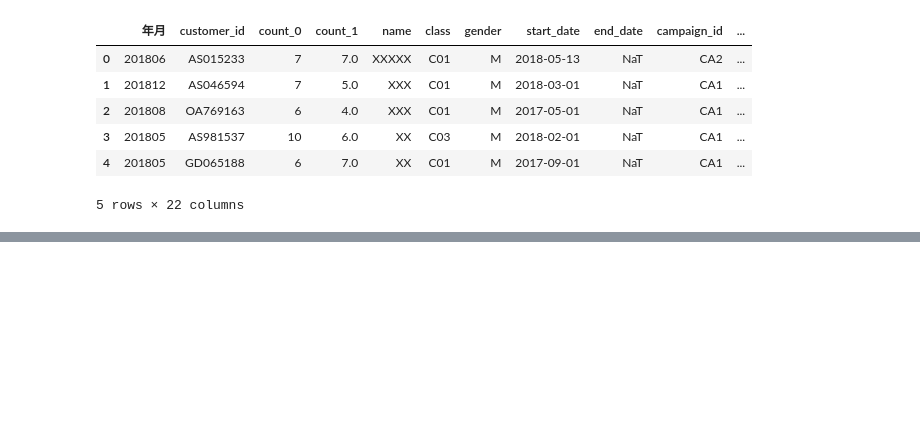
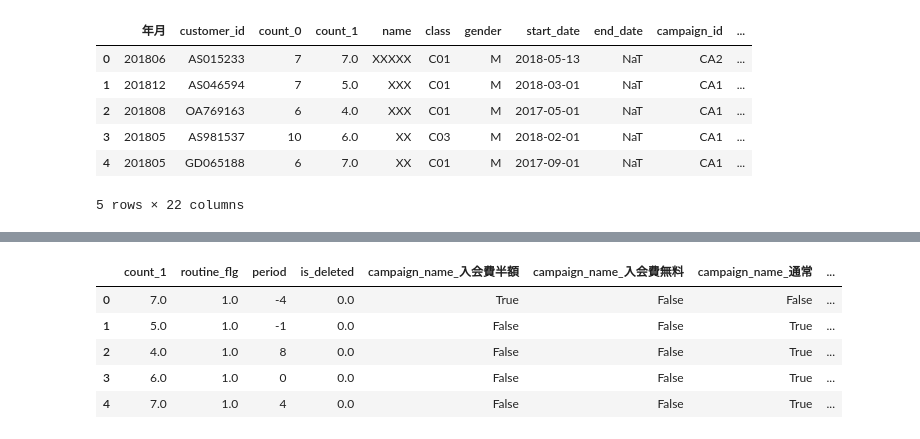
Before and after one commit to shota98501/Data_Scientist, a Jupyter notebook: Knock(DirtyData)/Dirty_Data5/Data_Analysis/Dirty_Data5.ipynb, the cells around one changed output, grey strips where cells are left out. Drawn from its saved outputs; the diff is of its cells as text; code cells hidden in the pictures; blank space fills up the shorter version.

```diff
--- a/Knock(DirtyData)/Dirty_Data5/Data_Analysis/Dirty_Data5.ipynb
+++ b/Knock(DirtyData)/Dirty_Data5/Data_Analysis/Dirty_Data5.ipynb
@@ -112,3 +112,11 @@ predict_data.head()
 | 3 | 201805 | AS981537 | 10 | 6.0 | XX | C03 | M | 2018-02-01 | NaT | CA1 | ... |
 | 4 | 201805 | GD065188 | 6 | 7.0 | XX | C01 | M | 2017-09-01 | NaT | CA1 | ... |
 5 rows × 22 columns
+# %%
+predict_data["period"] = 0
+predict_data["now_date"] = pd.to_datetime(predict_data["年月"], format="%Y%M")
+predict_data["start_date"] = pd.to_datetime(predict_data["start_date"], format="mixed")
+for i in range(len(predict_data)):
+    delta = relativedelta(predict_data.loc[i, "now_date"], predict_data.loc[i , "start_date"])
+    predict_data.loc[i, "period"] = int(delta.years*12 + delta.months)
+predict_data.head()
@@ -114,0 +151,3 @@ predict_data.head()
+# %%
+predict_data = predict_data.dropna(subset=["count_1"])
+predict_data.isna().sum()
@@ -114,0 +172,4 @@ predict_data.head()
+# %%
+target_col = ["campaign_name", "class_name", "gender", "count_1", "routine_flg", "period", "is_deleted"]
+predict_data = predict_data[target_col]
+predict_data.head()
@@ -114,0 +183,10 @@ predict_data.head()
+# %%
+predict_data = pd.get_dummies(predict_data)
+predict_data.head()
+# %% [output]
+|  | count_1 | routine_flg | period | is_deleted | campaign_name_入会費半額 | campaign_name_入会費無料 | campaign_name_通常 | ... |
+| 0 | 7.0 | 1.0 | -4 | 0.0 | True | False | False | ... |
+| 1 | 5.0 | 1.0 | -1 | 0.0 | False | False | True | ... |
+| 2 | 4.0 | 1.0 | 8 | 0.0 | False | False | True | ... |
+| 3 | 6.0 | 1.0 | 0 | 0.0 | False | False | True | ... |
+| 4 | 7.0 | 1.0 | 4 | 0.0 | False | False | True | ... |
```
Also changed, not shown: parts of 5 cells of this notebook.
